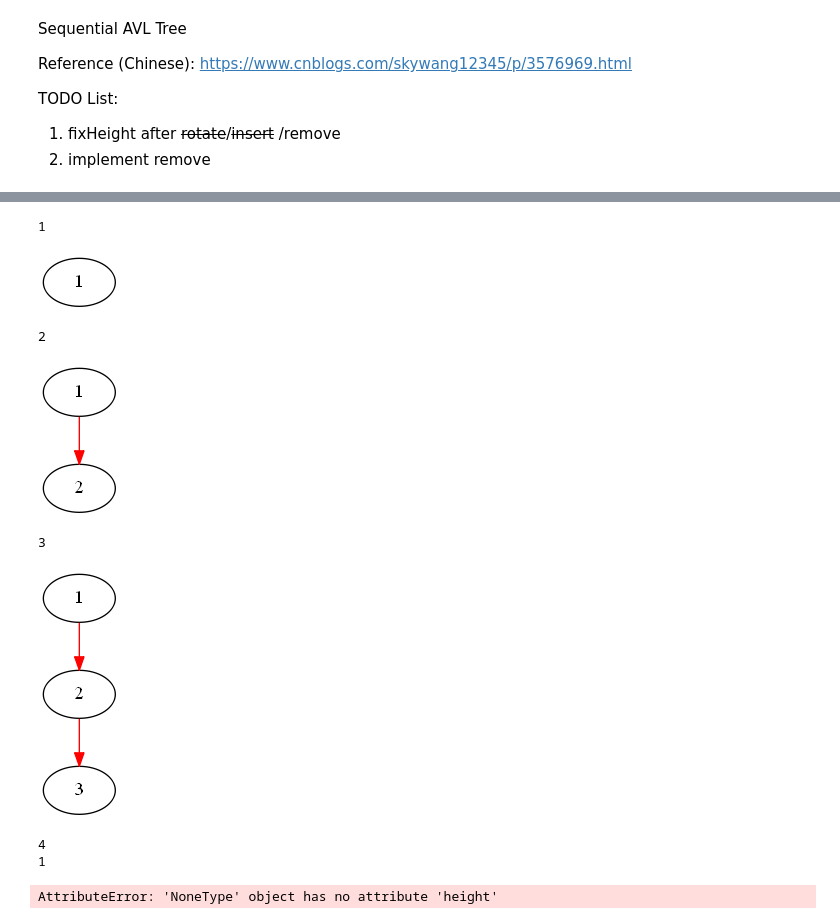
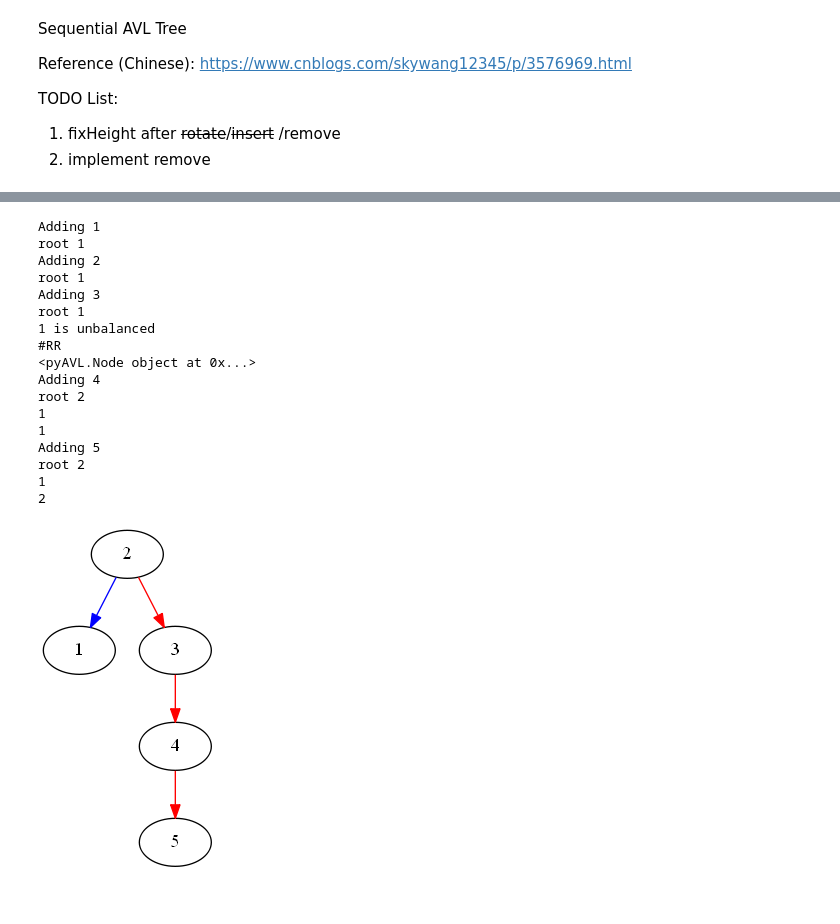
Before and after one commit to chyanju/pyConcurrentAVL, a Jupyter notebook: sequentialAVL.ipynb, the cells around one changed output, grey strips where cells are left out. Drawn from its saved outputs; the diff is of its cells as text; code cells hidden in the pictures.

```diff
--- a/sequentialAVL.ipynb
+++ b/sequentialAVL.ipynb
@@ -239,17 +267,27 @@ print(strTree(AUTO_ROOT))
 prettyPrintTree(AUTO_ROOT)
 # %%
 rt = AVL()
-for i in range(1,100):
-    print(i)
+for i in range(1,6):
+    print("Adding " + str(i))
     rt.put(i)
-    rt.print()
+
+rt.print()
 # %% [output]
+Adding 1
+root 1
+Adding 2
+root 1
+Adding 3
+root 1
+1 is unbalanced
+#RR
+<pyAVL.Node object at 0x...>
+Adding 4
+root 2
 1
+1
+Adding 5
+root 2
+1
+2
-[figure, old version]
+[figure, new version]
-2
-[figure, removed]
-3
-[figure, removed]
-4
-1
-AttributeError: 'NoneType' object has no attribute 'height'
```
Also changed, not shown: parts of 5 cells of this notebook, 1 other file.
